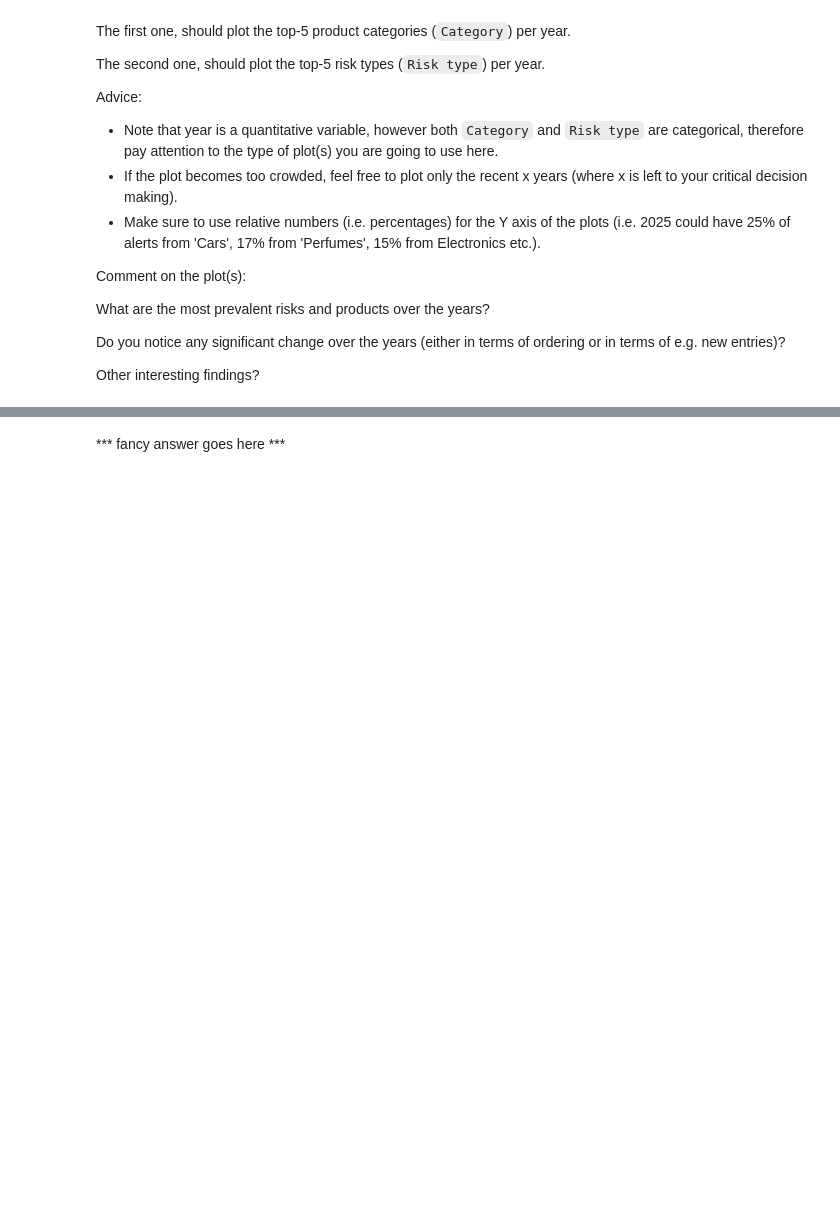
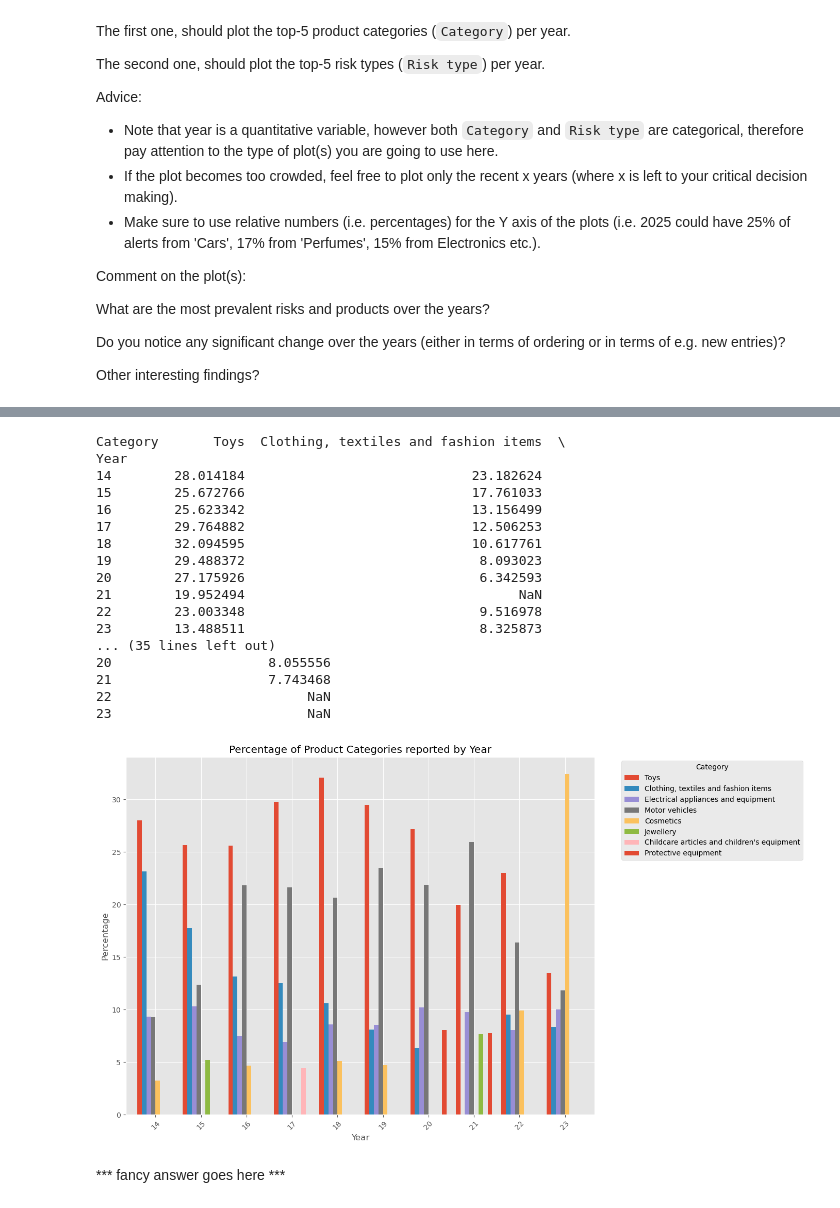
Before and after one commit to noah18c/Data_analysis, a Jupyter notebook: clinic_1/clinic1-2024.ipynb, the cells around one changed output, grey strips where cells are left out. Cells and saved outputs as stored; diff of their text form; code cells hidden in the pictures; blank space fills up the shorter version.

```diff
--- a/clinic_1/clinic1-2024.ipynb
+++ b/clinic_1/clinic1-2024.ipynb
@@ -602,6 +602,22 @@ Other interesting findings?
 df_product_categories = df[["Year","Category"]]
 print(df_product_categories.groupby("Year").groups)
 
-product_categories_counts = df_product_categories.groupby("Year").agg('size')
+#product_categories_counts = df_product_categories.sort_values(['Year', 'Category'],ascending=False).groupby('Year').agg('value_counts')
+
+product_categories_counts = df_product_categories.groupby("Year",group_keys=False).agg('value_counts')
+print(product_categories_counts)
+print()
+total_counts_per_year = product_categories_counts.groupby(level=0).transform('sum')
+product_categories_percentages= product_categories_counts/total_counts_per_year*100
+
+print("Product percentages")
+print(product_categories_percentages)
+top_5_product_categories = product_categories_percentages.groupby(level=0).apply(lambda x: x.nlargest(5)).reset_index(level=0, drop=True)
+
+print()
+print("top 5 categories in percentages of last 5 years:")
+top_5_product_categories_recent = top_5_product_categories.loc[top_5_product_categories.index.get_level_values(0).unique()[-10:]]
+print(top_5_product_categories_recent)
+print()
 # %% [output]
 {1: [15716], 4: [7748, 12076, 15613, 15614, 15615, 15616, 15617, 15618, 15619, 15620, 15621, 15622, 23806, 31813, 31814, 31815, 31816, 31817], 5: [481, 482, 483, 484, 485, 486, 487, 488, 489, 490, 491 ...
@@ -609,3 +640,35 @@ product_categories_counts = df_product_categories.groupby("Year").agg('size')
+# %%
+top_5_product_categories_recent_df = top_5_product_categories_recent.unstack()
+print(top_5_product_categories_recent_df)
+
+top_5_product_categories_recent_df.plot(kind='bar', figsize=(14, 8), width=0.8, stacked=False)
+plt.title('Percentage of Product Categories reported by Year')
+plt.xlabel('Year')
+plt.ylabel('Percentage')
+plt.xticks(rotation=45)  # Rotate x-axis labels for better readability
+plt.legend(title='Category', bbox_to_anchor=(1.05, 1), loc='upper left')
+plt.tight_layout()  # Adjust layout to make room for the legend
+
+plt.show()
+# %% [output]
+Category       Toys  Clothing, textiles and fashion items  \
+Year
+14        28.014184                             23.182624
+15        25.672766                             17.761033
+16        25.623342                             13.156499
+17        29.764882                             12.506253
+18        32.094595                             10.617761
+19        29.488372                              8.093023
+20        27.175926                              6.342593
+21        19.952494                                   NaN
+22        23.003348                              9.516978
+23        13.488511                              8.325873
+... (35 lines left out)
+20                    8.055556
+21                    7.743468
+22                         NaN
+23                         NaN
+[figure, added]
 # %% [markdown]
 *** fancy answer goes here ***
 # %% [markdown]
```
Also changed, not shown: parts of 1 cell of this notebook.
